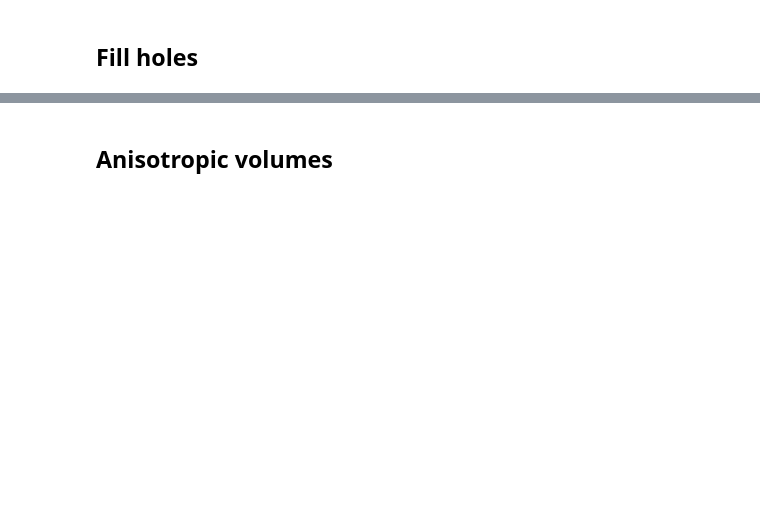
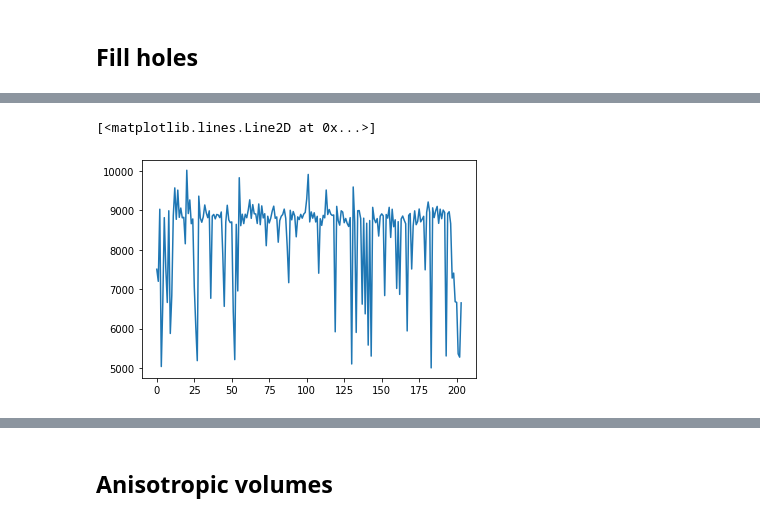
Before and after one commit to CameraIA/dipmicroct, a Jupyter notebook: partII/01_analyze3D.ipynb, the cells around one changed output, grey strips where cells are left out. Cells and saved outputs as stored; diff of their text form; code cells hidden in the pictures; blank space fills up the shorter version.

Commit message:
counted beads

```diff
--- a/partII/01_analyze3D.ipynb
+++ b/partII/01_analyze3D.ipynb
@@ -297,3 +307,6 @@ print(np.max(labeled))
 ## Fill holes
 # %%
 cleaned = morphology.remove_small_holes(cleaned, area_threshold=100, connectivity=1, in_place=True)
+labeled = label(cleaned,connectivity=2)
+nobjects = np.max(labeled)
+print(nobjects)
@@ -306,0 +319,7 @@ ndi.find_objects(a==3)
+# %%
+# How to get a single object using labeled data?
+
+loc = ndi.find_objects(labeled==50)[0]
+bead = binary[loc]
+bead.shape
+np.sum(bead)
@@ -306,0 +332,11 @@ ndi.find_objects(a==3)
+# %%
+allBeads = ndi.find_objects(labeled)
+accum = np.zeros(nobjects)
+for i in np.arange(nobjects):
+    loc = allBeads[i]
+    bead = binary[loc]
+    accum[i-1] = np.sum(bead)
+plt.plot(accum)
+# %% [output]
+[<matplotlib.lines.Line2D at 0x...>]
+[figure, added]
```
Also changed, not shown: parts of 25 cells of this notebook.
